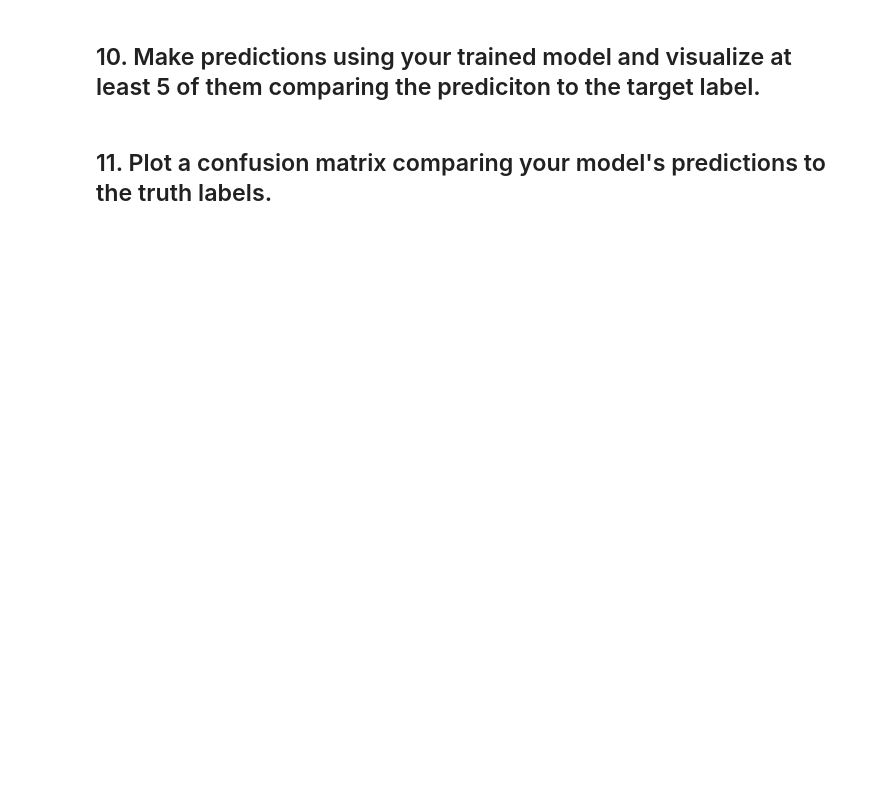
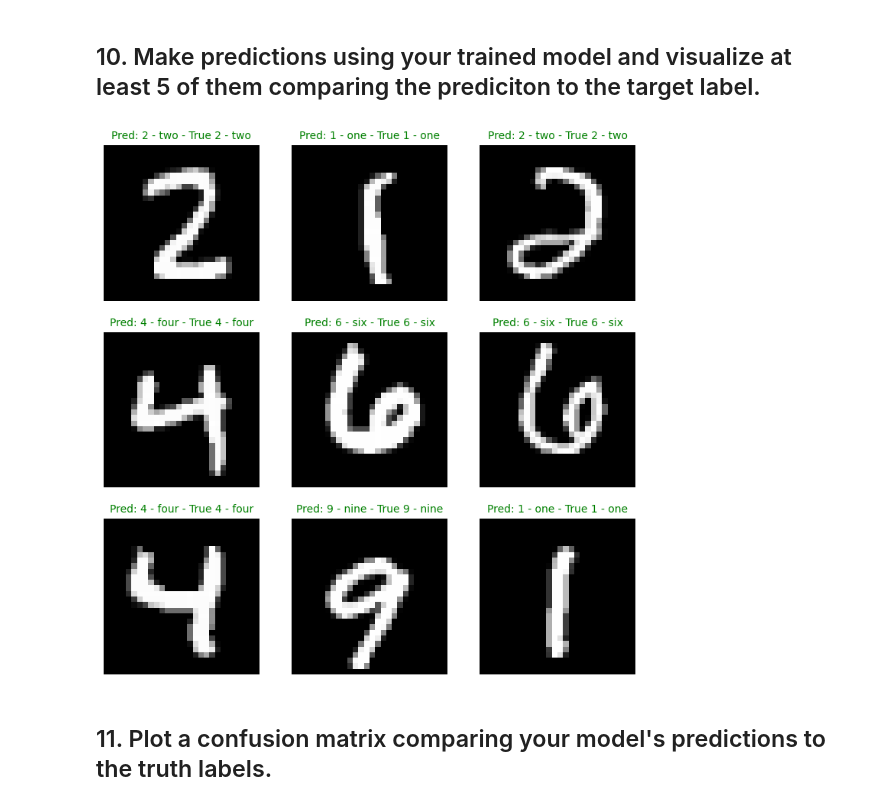
Before and after one commit to StefanosGZ/Learnpytorch.io, a Jupyter notebook: exercises/03_pytorch_computer_vision_exercises.ipynb, the cells around one changed output. Drawn from its saved outputs; the diff is of its cells as text; code cells hidden in the pictures; blank space fills up the shorter version.

```diff
--- a/exercises/03_pytorch_computer_vision_exercises.ipynb
+++ b/exercises/03_pytorch_computer_vision_exercises.ipynb
@@ -228,7 +240,11 @@ def test_step(model: nn.Module,
 # %%
 loss_fn = nn.CrossEntropyLoss()
 optimizer = torch.optim.Adam(params = model.parameters(),
-                             lr = 0.1)
+                             lr = 0.01)
+# %%
+loss_fn_device = nn.CrossEntropyLoss()
+optimizer_device = torch.optim.Adam(params = model.parameters(),
+                                    lr = 0.01)
 # %%
 epochs = 5
 cpu_start = timer()
@@ -277,2 +333,43 @@ print(f"Total training time is: {cpu_end - cpu_start:.2f}")
+# %%
+pred_probs = []
+model.eval()
+model.to(device)
+with torch.inference_mode():
+  for sample in test_samples:
+    sample = torch.unsqueeze(sample, dim=0).to(device)
+
+    sample.to(device)
+
+    pred_logit = model(sample)
+
+    pred_prob = torch.softmax(pred_logit.squeeze(), dim=0)
+
+    pred_probs.append(pred_prob.cpu())
+
+  pred_probs = torch.stack(pred_probs)
+
+  pred_classes = pred_probs.argmax(dim=1)
+# %%
+plt.figure(figsize=(9,9))
+nrows, ncols = 3,3
+class_names = train_data.classes
+for i, sample in enumerate(test_samples):
+  plt.subplot(nrows, ncols, i+1)
+
+  plt.imshow(sample.squeeze(), cmap='gray')
+
+  pred_label = class_names[pred_classes[i]]
+  true_label = class_names[test_labels[i]]
+
+  title_text = f"Pred: {pred_label} - True {true_label}"
+
+  if pred_label == true_label:
+    plt.title(title_text, fontsize = 10, c='g')
+  else:
+    plt.title(title_text, fontsize = 10, c='r')
+
+  plt.axis(False)
+# %% [output]
+[figure, added]
 # %% [markdown]
 ## 11. Plot a confusion matrix comparing your model's predictions to the truth labels.
```
Also changed, not shown: parts of 22 cells of this notebook.
